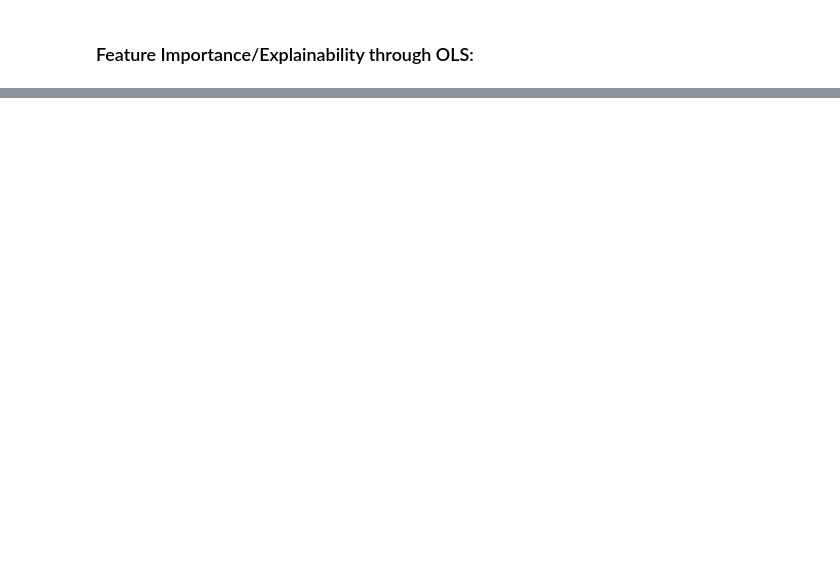
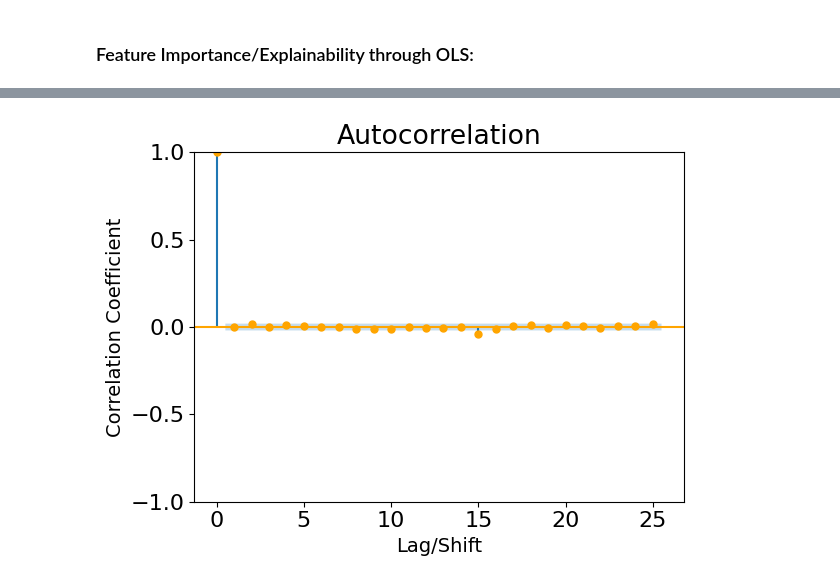
Before and after one commit to Brenden-Dean-Perry/TimeSeriesWithPyTorch, a Jupyter notebook: src/Notebooks/Chapter_2_TheChallengeOfTimeSeries.ipynb, the cells around one changed output, grey strips where cells are left out. Cells and saved outputs as stored; diff of their text form; code cells hidden in the pictures; blank space fills up the shorter version.

```diff
--- a/src/Notebooks/Chapter_2_TheChallengeOfTimeSeries.ipynb
+++ b/src/Notebooks/Chapter_2_TheChallengeOfTimeSeries.ipynb
@@ -431,6 +430,4 @@ print()
 # %%
-plot_acf(series['noise'], lags=25, color=custom_palette[2])
-plt.xlabel('Lag/Shift', fontsize=18)
-plt.ylabel('Correlation Coefficient', fontsize=18)
-plt.tight_layout()
+plot_autocorrelation_factor(series,'noise', lags=25, color=custom_palette[2])
 # %% [output]
+[figure, added]
```
Also changed, not shown: parts of 18 cells of this notebook, 5 other files.
